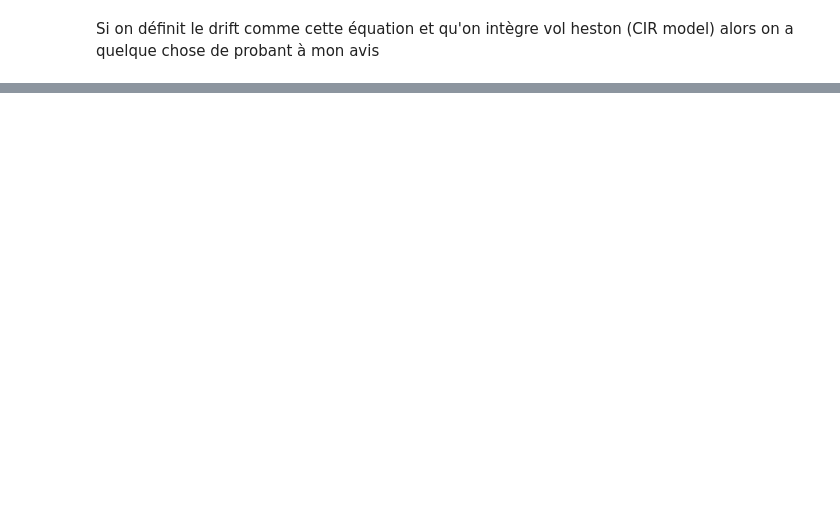
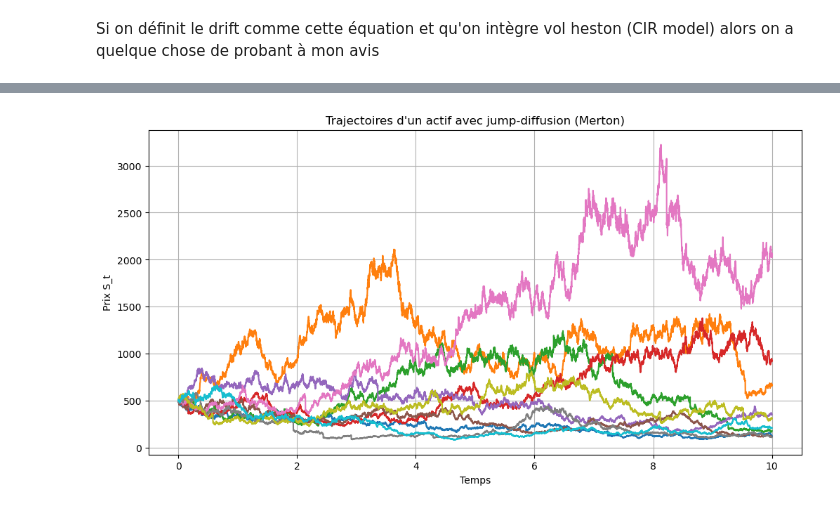
Before and after one commit to Guillaume-melis/Bictoin_price_modelisation, a Jupyter notebook: data_analysis.ipynb, the cells around one changed output, grey strips where cells are left out. Drawn from its saved outputs; the diff is of its cells as text; code cells hidden in the pictures; blank space fills up the shorter version.

```diff
--- a/data_analysis.ipynb
+++ b/data_analysis.ipynb
@@ -589,0 +670,43 @@ Si on définit le drift comme cette équation et qu'on intègre vol heston (CIR
+# %%
+# Paramètres du modèle
+S0 = 500       # prix initial
+mu = 0.05      # drift
+sigma = 0.35    # volatilité
+T = 10       # horizon
+dt = 0.001
+N = int(T/dt)
+M = 10          # nombre de trajectoires
+
+# Paramètres des sauts
+lambda_jump = 0.3   # intensité de Poisson
+mu_J = -0.2         # moyenne du saut log
+sigma_J = 0.1       # volatilité du saut
+
+# Initialisation
+S = np.zeros((M, N+1))
+S[:,0] = S0
+t = np.linspace(0, T, N+1)
+
+# Simulation
+for i in range(N):
+    dW = np.sqrt(dt) * np.random.randn(M)
+    # nombre de sauts pour chaque trajectoire dans ce dt
+    jumps = np.random.poisson(lambda_jump*dt, size=M)
+    # taille du saut
+    Y = np.exp(mu_J + sigma_J*np.random.randn(M)) * jumps + (jumps==0)
+
+    # évolution du prix
+    S[:,i+1] = S[:,i] + mu*S[:,i]*dt + sigma*S[:,i]*dW
+    S[:,i+1] *= Y  # appliquer le saut
+
+# Tracé
+plt.figure(figsize=(12,6))
+for m in range(M):
+    plt.plot(t, S[m])
+plt.title("Trajectoires d'un actif avec jump-diffusion (Merton)")
+plt.xlabel("Temps")
+plt.ylabel("Prix S_t")
+plt.grid(True)
+plt.show()
+# %% [output]
+[figure, added]
```
Also changed, not shown: parts of 27 cells of this notebook.
